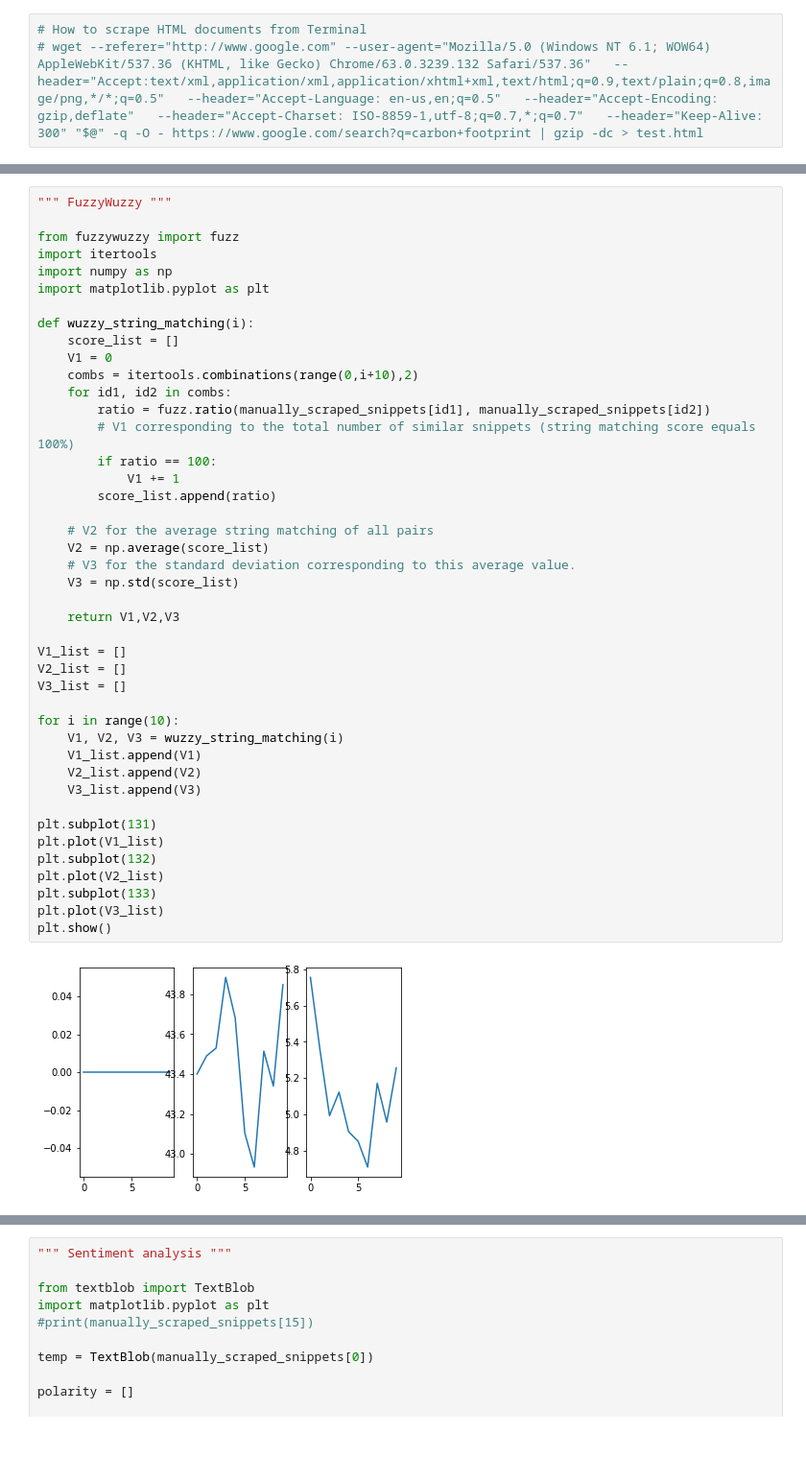
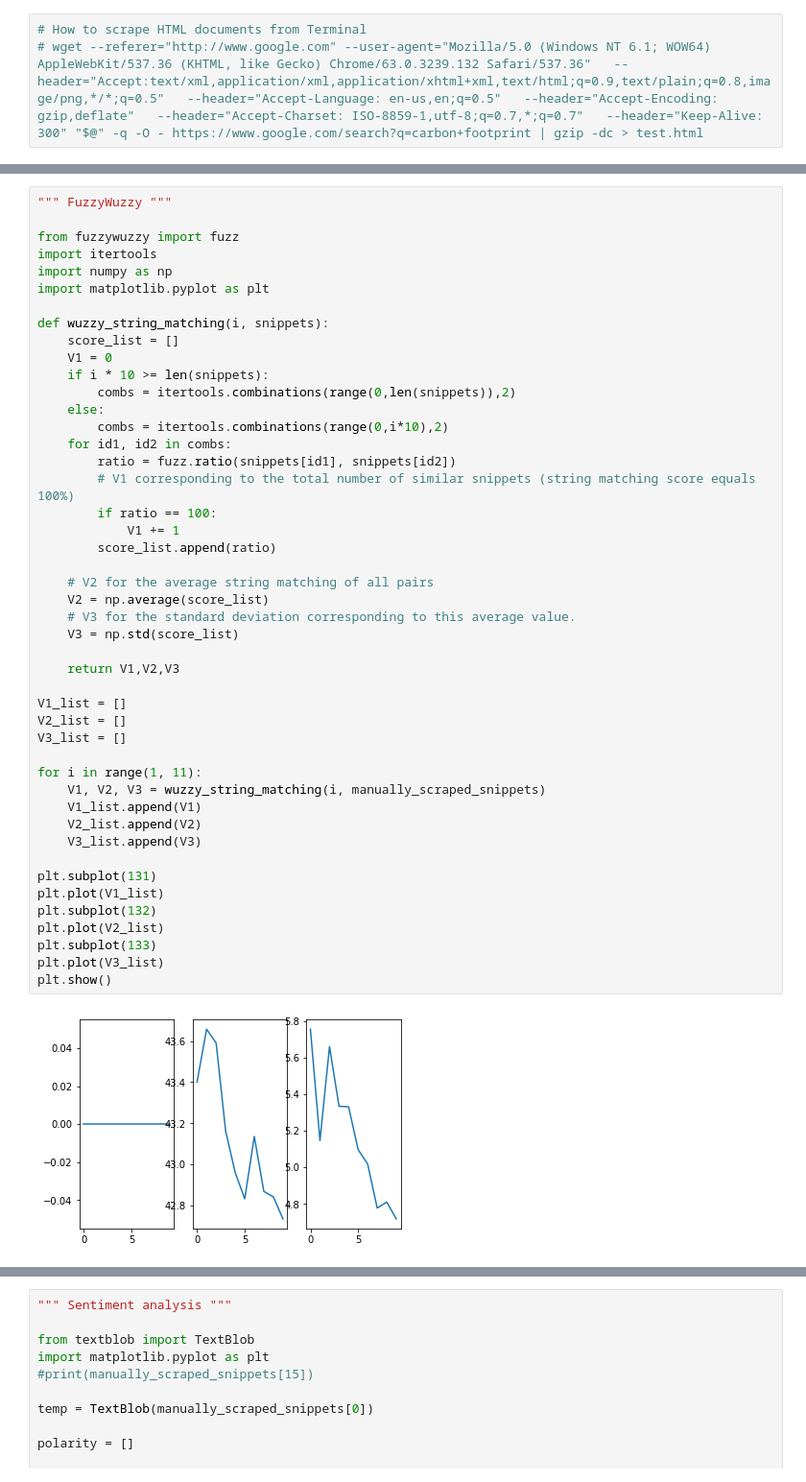
Before and after one commit to vtiinanen/NLP_WuzzyFuzzy, a Jupyter notebook: notebook.ipynb, the cells around one changed output, grey strips where cells are left out. Shown at 96% size. Drawn from its saved outputs; the diff is of its cells as text; blank space fills up the shorter version.

```diff
--- a/notebook.ipynb
+++ b/notebook.ipynb
@@ -181,43 +239,46 @@ import itertools
 import numpy as np
 import matplotlib.pyplot as plt
 
-def wuzzy_string_matching(i):
+def wuzzy_string_matching(i, snippets):
     score_list = []
     V1 = 0
-    combs = itertools.combinations(range(0,i+10),2)
+    if i * 10 >= len(snippets):
+        combs = itertools.combinations(range(0,len(snippets)),2)
+    else:
+        combs = itertools.combinations(range(0,i*10),2)
     for id1, id2 in combs:
-        ratio = fuzz.ratio(manually_scraped_snippets[id1], manually_scraped_snippets[id2])
+        ratio = fuzz.ratio(snippets[id1], snippets[id2])
         # V1 corresponding to the total number of similar snippets (string matching score equals 100%)
         if ratio == 100:
             V1 += 1
         score_list.append(ratio)
 
     # V2 for the average string matching of all pairs
     V2 = np.average(score_list)
     # V3 for the standard deviation corresponding to this average value.
     V3 = np.std(score_list)
 
     return V1,V2,V3
 
 V1_list = []
 V2_list = []
 V3_list = []
 
-for i in range(10):
-    V1, V2, V3 = wuzzy_string_matching(i)
+for i in range(1, 11):
+    V1, V2, V3 = wuzzy_string_matching(i, manually_scraped_snippets)
     V1_list.append(V1)
     V2_list.append(V2)
     V3_list.append(V3)
 
 plt.subplot(131)
 plt.plot(V1_list)
 plt.subplot(132)
 plt.plot(V2_list)
 plt.subplot(133)
 plt.plot(V3_list)
 plt.show()
 # %% [output]
-[figure, old version]
+[figure, new version]
 # %%
 """ WordCloud """
 
```
Also changed, not shown: parts of 6 cells of this notebook, 1 other file.
